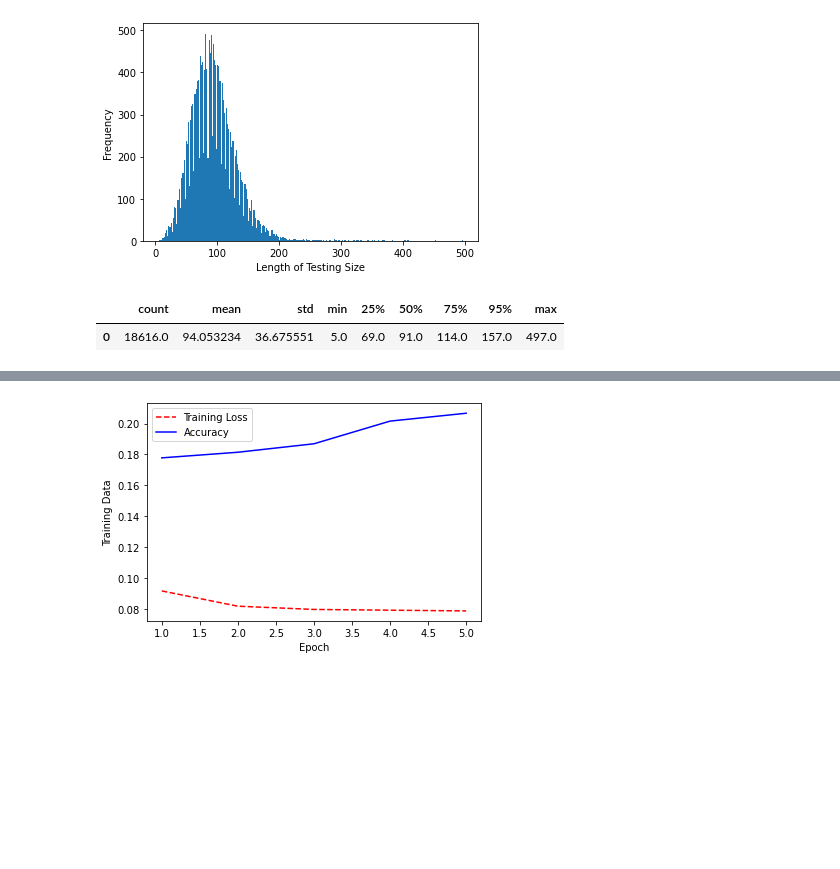
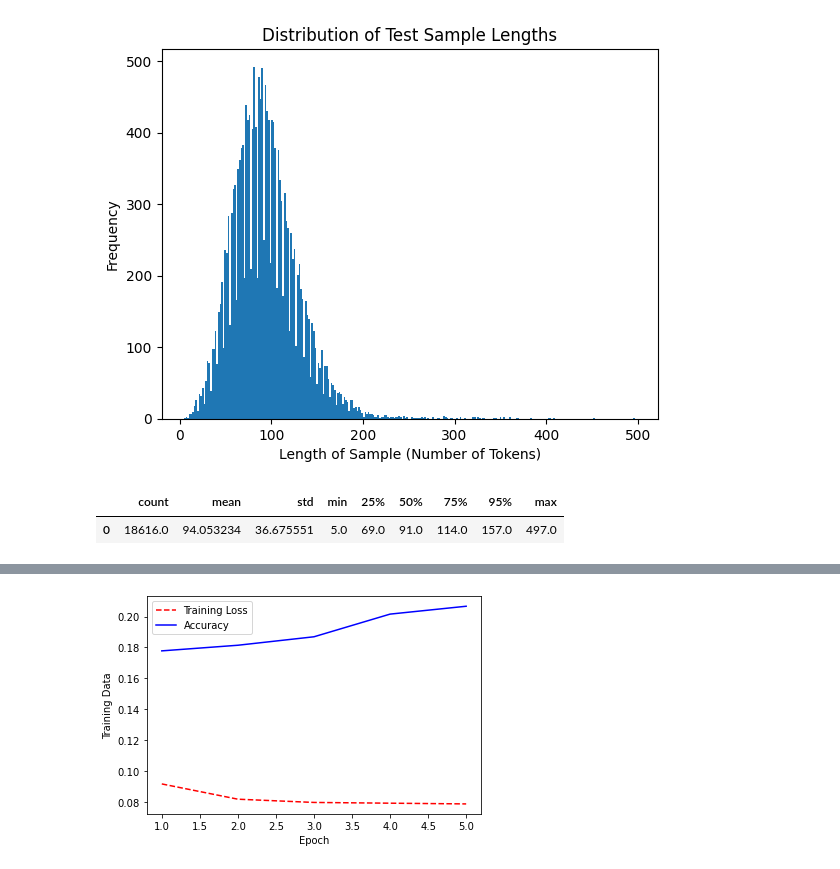
Before and after one commit to Juneechen/supervised_keyphrase_extraction, a Jupyter notebook: bi-LSTM.ipynb, the cells around one changed output, grey strips where cells are left out. Cells and saved outputs as stored; diff of their text form; code cells hidden in the pictures; blank space fills up the shorter version.

```diff
--- a/bi-LSTM.ipynb
+++ b/bi-LSTM.ipynb
@@ -77,16 +79,17 @@ pd.DataFrame(np.array(train_size)).describe(percentiles = [.25, .5, .75, .95]).t
 # %%
 test_size = []
 for i in test_df['input_tokens']:
     test_size.append(len(i))
 
 plt.hist(test_size, bins=len(set(test_size)))
-plt.xlabel('Length of Testing Size')
+plt.title('Distribution of Test Sample Lengths')
+plt.xlabel('Length of Sample (Number of Tokens)')
 plt.ylabel('Frequency')
 plt.show()
 
 pd.DataFrame(np.array(test_size)).describe(percentiles = [.25, .5, .75, .95]).transpose()
 # %% [output]
-[figure, old version]
+[figure, new version]
 |  | count | mean | std | min | 25% | 50% | 75% | 95% | max |
 | 0 | 18616.0 | 94.053234 | 36.675551 | 5.0 | 69.0 | 91.0 | 114.0 | 157.0 | 497.0 |
 # %%
```
Also changed, not shown: parts of 11 cells of this notebook, 1 other file.
